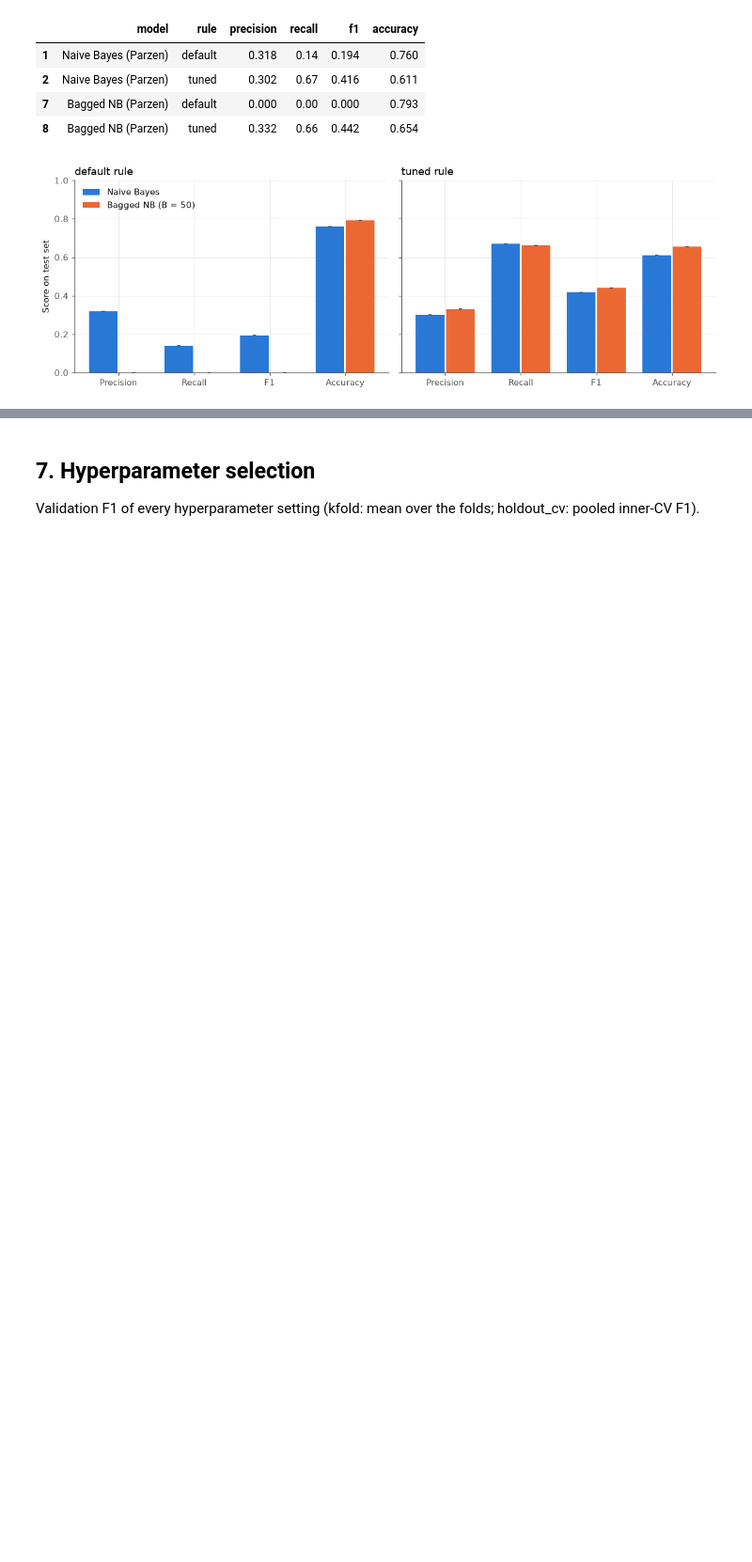
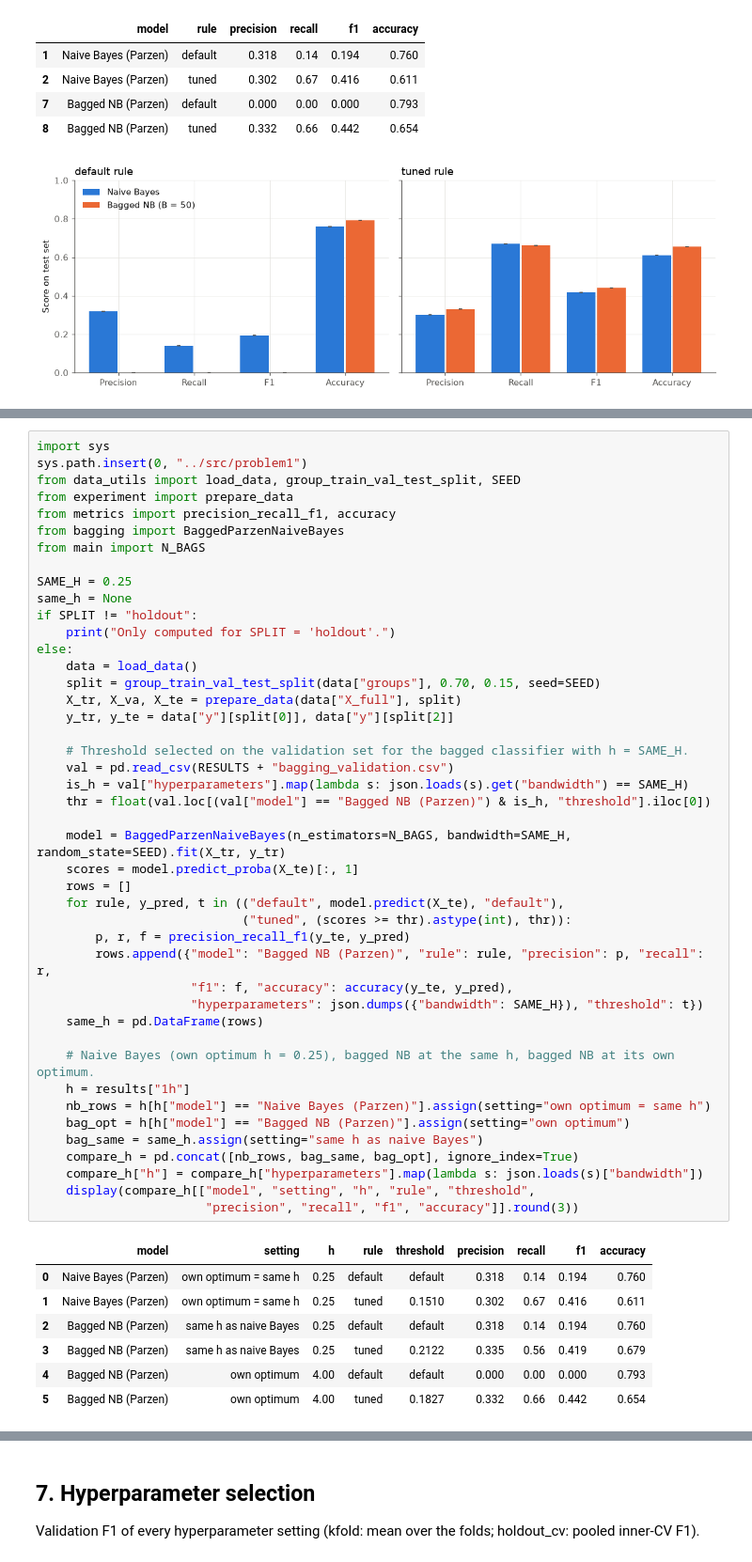
Before and after one commit to chensy618/pattern-recognition, a Jupyter notebook: notebook/results_problem1.ipynb, the cells around one changed output, grey strips where cells are left out. Shown at 94% size. Drawn from its saved outputs; the diff is of its cells as text; blank space fills up the shorter version.

```diff
--- a/notebook/results_problem1.ipynb
+++ b/notebook/results_problem1.ipynb
@@ -223,0 +228,52 @@ h[h["model"].isin(nb_models)][["model", "rule", "precision", "recall", "f1", "ac
+# %%
+import sys
+sys.path.insert(0, "../src/problem1")
+from data_utils import load_data, group_train_val_test_split, SEED
+from experiment import prepare_data
+from metrics import precision_recall_f1, accuracy
+from bagging import BaggedParzenNaiveBayes
+from main import N_BAGS
+
+SAME_H = 0.25
+same_h = None
+if SPLIT != "holdout":
+    print("Only computed for SPLIT = 'holdout'.")
+else:
+    data = load_data()
+    split = group_train_val_test_split(data["groups"], 0.70, 0.15, seed=SEED)
+    X_tr, X_va, X_te = prepare_data(data["X_full"], split)
+    y_tr, y_te = data["y"][split[0]], data["y"][split[2]]
+
+    # Threshold selected on the validation set for the bagged classifier with h = SAME_H.
+    val = pd.read_csv(RESULTS + "bagging_validation.csv")
+    is_h = val["hyperparameters"].map(lambda s: json.loads(s).get("bandwidth") == SAME_H)
+    thr = float(val.loc[(val["model"] == "Bagged NB (Parzen)") & is_h, "threshold"].iloc[0])
+
+    model = BaggedParzenNaiveBayes(n_estimators=N_BAGS, bandwidth=SAME_H, random_state=SEED).fit(X_tr, y_tr)
+    scores = model.predict_proba(X_te)[:, 1]
+    rows = []
+    for rule, y_pred, t in (("default", model.predict(X_te), "default"),
+                            ("tuned", (scores >= thr).astype(int), thr)):
+        p, r, f = precision_recall_f1(y_te, y_pred)
+        rows.append({"model": "Bagged NB (Parzen)", "rule": rule, "precision": p, "recall": r,
+                     "f1": f, "accuracy": accuracy(y_te, y_pred),
+                     "hyperparameters": json.dumps({"bandwidth": SAME_H}), "threshold": t})
+    same_h = pd.DataFrame(rows)
+
+    # Naive Bayes (own optimum h = 0.25), bagged NB at the same h, bagged NB at its own optimum.
+    h = results["1h"]
+    nb_rows = h[h["model"] == "Naive Bayes (Parzen)"].assign(setting="own optimum = same h")
+    bag_opt = h[h["model"] == "Bagged NB (Parzen)"].assign(setting="own optimum")
+    bag_same = same_h.assign(setting="same h as naive Bayes")
+    compare_h = pd.concat([nb_rows, bag_same, bag_opt], ignore_index=True)
+    compare_h["h"] = compare_h["hyperparameters"].map(lambda s: json.loads(s)["bandwidth"])
+    display(compare_h[["model", "setting", "h", "rule", "threshold",
+                       "precision", "recall", "f1", "accuracy"]].round(3))
+# %% [output]
+|  | model | setting | h | rule | threshold | precision | recall | f1 | accuracy |
+| 0 | Naive Bayes (Parzen) | own optimum = same h | 0.25 | default | default | 0.318 | 0.14 | 0.194 | 0.760 |
+| 1 | Naive Bayes (Parzen) | own optimum = same h | 0.25 | tuned | 0.1510 | 0.302 | 0.67 | 0.416 | 0.611 |
+| 2 | Bagged NB (Parzen) | same h as naive Bayes | 0.25 | default | default | 0.318 | 0.14 | 0.194 | 0.760 |
+| 3 | Bagged NB (Parzen) | same h as naive Bayes | 0.25 | tuned | 0.2122 | 0.335 | 0.56 | 0.419 | 0.679 |
+| 4 | Bagged NB (Parzen) | own optimum | 4.00 | default | default | 0.000 | 0.00 | 0.000 | 0.793 |
+| 5 | Bagged NB (Parzen) | own optimum | 4.00 | tuned | 0.1827 | 0.332 | 0.66 | 0.442 | 0.654 |
```
Also changed, not shown: parts of 3 cells of this notebook, 2 other files.
